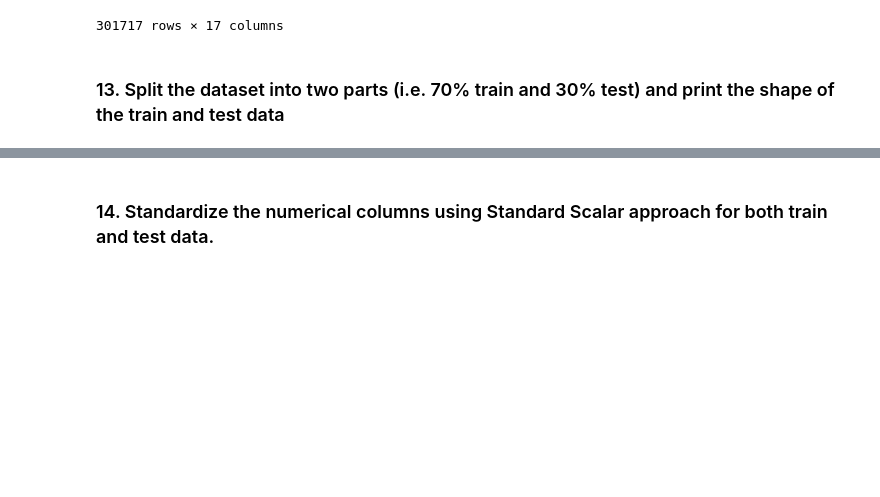
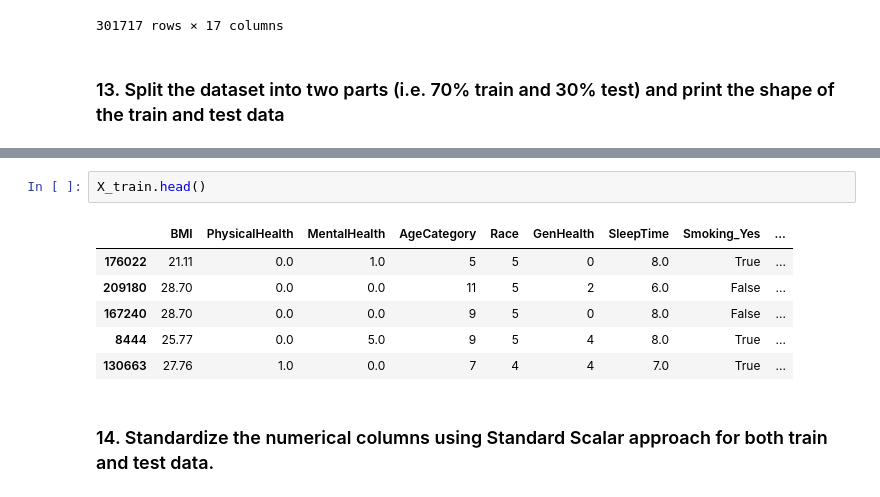
Before and after one commit to harihargithub/Python---LAB-3-due-200224, a Jupyter notebook: Python Lab 3.ipynb, the cells around one changed output, grey strips where cells are left out. Cells and saved outputs as stored; diff of their text form; blank space fills up the shorter version.

```diff
--- a/Python Lab 3.ipynb
+++ b/Python Lab 3.ipynb
@@ -605,3 +696,12 @@ Shape of y_test: (60344,)
+# %%
+X_train.head()
+# %% [output]
+|  | BMI | PhysicalHealth | MentalHealth | AgeCategory | Race | GenHealth | SleepTime | Smoking_Yes | ... |
+| 176022 | 21.11 | 0.0 | 1.0 | 5 | 5 | 0 | 8.0 | True | ... |
+| 209180 | 28.70 | 0.0 | 0.0 | 11 | 5 | 2 | 6.0 | False | ... |
+| 167240 | 28.70 | 0.0 | 0.0 | 9 | 5 | 0 | 8.0 | False | ... |
+| 8444 | 25.77 | 0.0 | 5.0 | 9 | 5 | 4 | 8.0 | True | ... |
+| 130663 | 27.76 | 1.0 | 0.0 | 7 | 4 | 4 | 7.0 | True | ... |
 # %% [markdown]
 ### 14. Standardize the numerical columns using Standard Scalar approach for both train and test data.
 # %%
```
Also changed, not shown: parts of 22 cells of this notebook.
